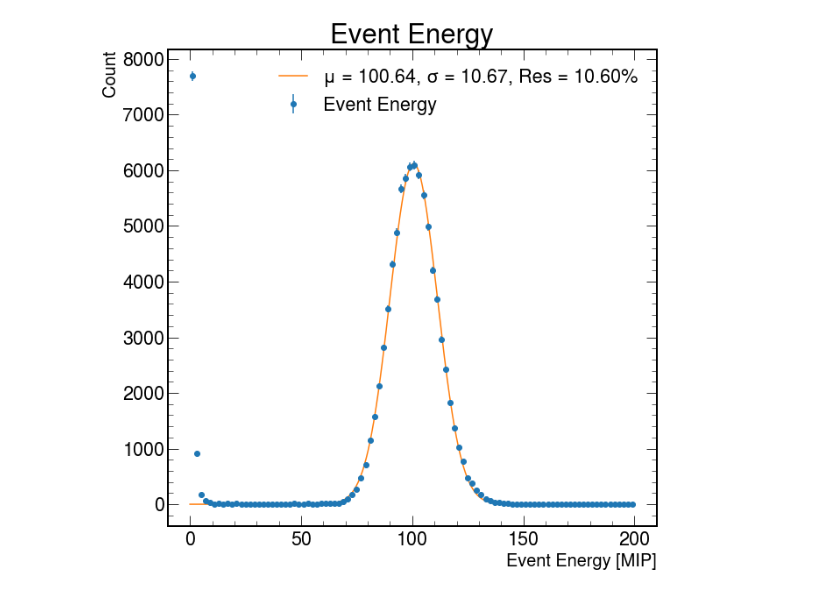
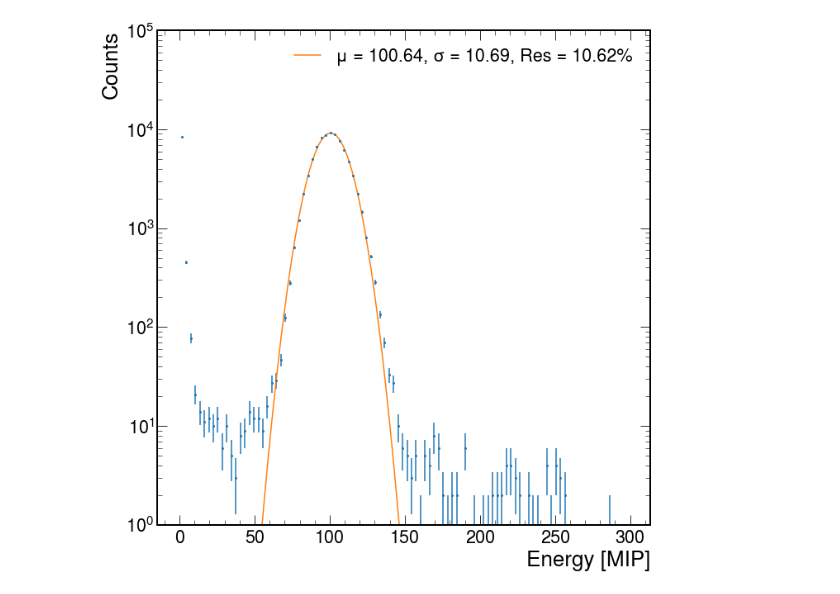
Before and after one commit to SeanBP/genIII_prototype_analysis, a Jupyter notebook: Beam_Analysis.ipynb, the cells around one changed output. Drawn from its saved outputs; the diff is of its cells as text; code cells hidden in the pictures.

```diff
--- a/Beam_Analysis.ipynb
+++ b/Beam_Analysis.ipynb
@@ -19,8 +19,6 @@ def configure_plotting():
 # %%
 with open('../../genIII_data/JLab/Beam/Beam1_0-Cal.pkl', 'rb') as file:
     # Load the data from the pickle file
-    din = pickle.load(file)
-with open("geometry.pkl", 'rb') as file:
-    geometry = pickle.load(file)
+    beam_data = pickle.load(file)
 
 e_cut = 0.3
@@ -209,9 +24,0 @@ plt.show()
-# %%
-evt_energy = []
-
-for evt_idx, event in enumerate(din):
-    energy = 0
-    for e, x, y, z in event:
-        if e > 0.3:
-            energy += e
-    evt_energy.append(energy)
@@ -218,39 +172,46 @@ for evt_idx, event in enumerate(din):
+# %%
+energies = total_event_energies(beam_data)
 # %%
-configure_plotting()
-data = np.array(evt_energy)
-counts, bin_edges = np.histogram(data, bins=100, range=[0, 200])
-bin_centers = (bin_edges[:-1] + bin_edges[1:]) / 2
-errors = np.sqrt(counts)
+def plot_energy_histogram(data, bins=100, x_range=(0, 100), xlabel="Energy [MIP]", ylabel="Counts"):
+    configure_plotting()
+    counts, bin_edges = np.histogram(data, bins=bins, range=x_range)
+    bin_centers = (bin_edges[:-1] + bin_edges[1:]) / 2
+    errors = np.sqrt(counts)
 
-plt.errorbar(bin_centers, counts, yerr=errors, fmt='o', label="Event Energy")
+    #plt.figure(figsize=(6, 4))
+    plt.errorbar(bin_centers, counts, yerr=errors, fmt='o', markersize=2)
 
-# Only use bins with data for fitting
-mask = counts > 0
-x_data = bin_centers[mask]
-y_data = counts[mask]
-fit_errors = errors[mask]
+    # Only use bins with data for fitting
+    mask = counts > 0
+    x_data = bin_centers[mask]
+    y_data = counts[mask]
+    fit_errors = errors[mask]
 
-# Fit with Minuit
-initial_params = [max(y_data), np.mean(data[data>50]), np.std(data[data>50])]
-least_squares = LeastSquares(x_data, y_data, fit_errors, gauss)
-m = Minuit(least_squares, A=initial_params[0], mu=initial_params[1], sigma=initial_params[2])
-m.limits["sigma"] = (0, None)
-m.migrad()
+    # Fit with Minuit
+    initial_params = [max(y_data), np.mean(data[data>50]), np.std(data[data>50])]
+    least_squares = LeastSquares(x_data, y_data, fit_errors, gauss)
+    m = Minuit(least_squares, A=initial_params[0], mu=initial_params[1], sigma=initial_params[2])
+    m.limits["sigma"] = (0, None)
+    m.migrad()
 
-# Extract results
-fit_vals = m.values
-fit_errs = m.errors
-A_fit = fit_vals['A']
-mu_fit = fit_vals['mu']
-sigma_fit = fit_vals['sigma']
-fit_x = np.linspace(0, 200, 1500)
-fit_y = gauss(fit_x, A_fit, mu_fit, sigma_fit)
-resolution = (sigma_fit / mu_fit) * 100
-plt.plot(fit_x, fit_y, color='tab:orange',
+    # Extract results
+    fit_vals = m.values
+    fit_errs = m.errors
+    A_fit = fit_vals['A']
+    mu_fit = fit_vals['mu']
+    sigma_fit = fit_vals['sigma']
+    fit_x = np.linspace(0, 200, 1500)
+    fit_y = gauss(fit_x, A_fit, mu_fit, sigma_fit)
+    resolution = (sigma_fit / mu_fit) * 100
+    plt.plot(fit_x, fit_y, color='tab:orange',
          label=f"μ = {mu_fit:.2f}, σ = {sigma_fit:.2f}, Res = {resolution:.2f}%")
-plt.legend()
-#plt.yscale("log")
-plt.xlabel("Event Energy [MIP]", fontsize=20)
-plt.ylabel("Count", fontsize=20)
-plt.title("Event Energy")
+    plt.legend()
+    plt.yscale('log')
+    plt.ylim(1,100000)
+    plt.xlabel(xlabel)
+    plt.ylabel(ylabel)
+    plt.tight_layout()
+    plt.show()
+
+plot_energy_histogram(energies, bins=100, x_range=(0, 300))
 # %% [output]
@@ -258,2 +218,2 @@ Text(0.5, 1.0, 'Event Energy')
-[figure, old version]
+[figure, new version]
 # %%
```
Also changed, not shown: parts of 13 cells of this notebook, 4 other files.
